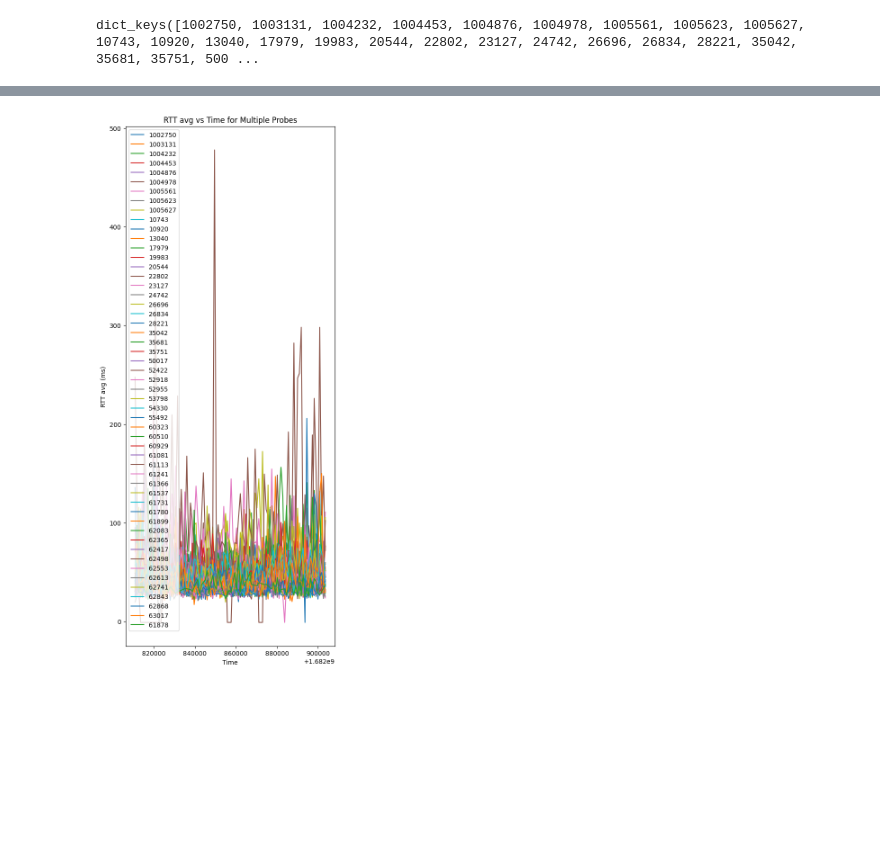
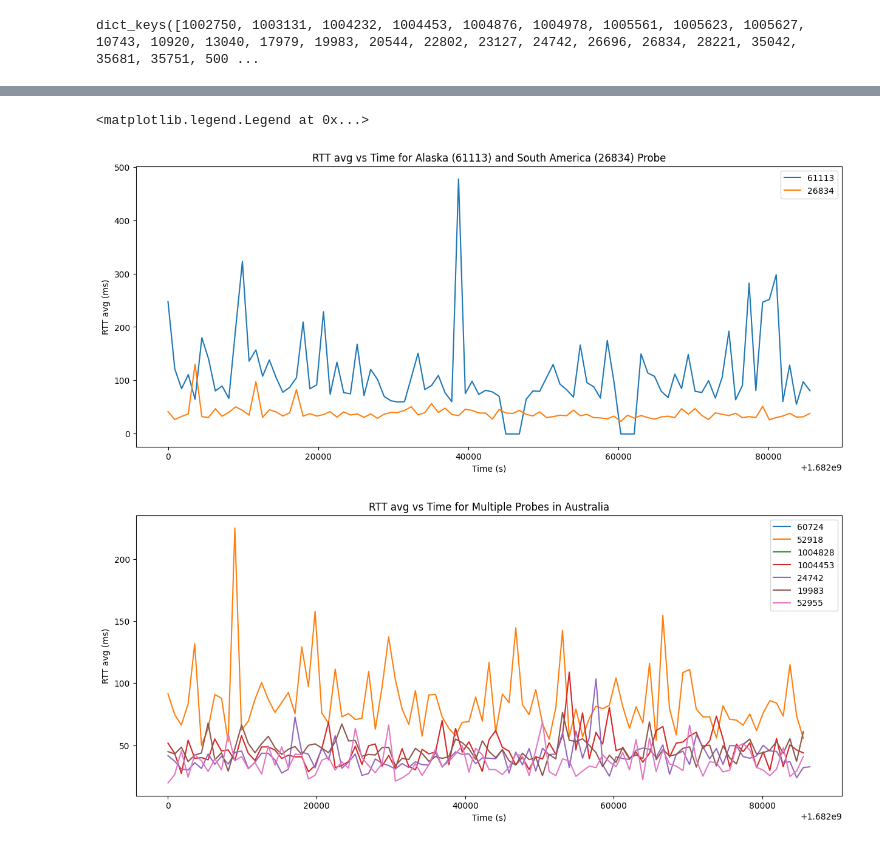
Before and after one commit to cgu2020/project-starlink, a Jupyter notebook: starlink.ipynb, the cells around one changed output, grey strips where cells are left out. Saved outputs shown, nothing was run; the diff lists cells and outputs as text; code cells hidden in the pictures; blank space fills up the shorter version.

```diff
--- a/starlink.ipynb
+++ b/starlink.ipynb
@@ -123,12 +148,12 @@ import matplotlib.pyplot as plt
 # Create a plot with multiple lines
 fig, ax = plt.subplots(figsize=(6,15))
 for probe, values in probe_data.items():
-    timestamps = [item['timestamp'] for item in values]
-    avgs = [item['avg'] for item in values]
+    timestamps = [item['timestamp'] - 810897 for item in values if item['timestamp'] - 810897 < (86400+1.682e9)]
+    avgs = [item['avg'] for item in values if item['timestamp'] - 810897 < (86400+1.682e9)]
     ax.plot(timestamps, avgs, label=probe)
 
 # Set labels and title
-ax.set_xlabel("Time")
+ax.set_xlabel("Time (s)")
 ax.set_ylabel("RTT avg (ms)")
 ax.set_title("RTT avg vs Time for Multiple Probes")
 
@@ -137,5 +162,47 @@ ax.legend()
 
 # Show the plot
 plt.show()
-# %% [output]
-[figure, removed]
+# %%
+#Alaska vs South America probe
+fig, ax = plt.subplots(figsize=(15,6))
+
+al_sa_probes = {61113: probe_data[61113], 26834: probe_data[26834]}
+for probe, values in al_sa_probes.items():
+    timestamps = [item['timestamp'] - 810897 for item in values if item['timestamp'] - 810897 < (86400+1.682e9)]
+    avgs = [item['avg'] for item in values if item['timestamp'] - 810897 < (86400+1.682e9)]
+    ax.plot(timestamps, avgs, label=probe)
+
+# Set labels and title
+ax.set_xlabel("Time (s)")
+ax.set_ylabel("RTT avg (ms)")
+ax.set_title("RTT avg vs Time for Alaska (61113) and South America (26834) Probe")
+
+# Add a legend
+ax.legend()
+# %% [output]
+<matplotlib.legend.Legend at 0x...>
+[figure, added]
+# %%
+#Oceania Probes
+australia_values = {60724: probe_data[60724], 52918: probe_data[52918], 1004828: probe_data[1004828], 1004453: probe_data[1004453], 24742: probe_data[24742], 19983: probe_data[19983], 52955: probe_data[52955]}
+import matplotlib.pyplot as plt
+
+# Create a plot with multiple lines
+fig, ax = plt.subplots(figsize=(15,6))
+for probe, values in australia_values.items():
+    timestamps = [item['timestamp'] - 810897 for item in values if item['timestamp'] - 810897 < (86400+1.682e9)]
+    avgs = [item['avg'] for item in values if item['timestamp'] - 810897 < (86400+1.682e9)]
+    ax.plot(timestamps, avgs, label=probe)
+
+# Set labels and title
+ax.set_xlabel("Time (s)")
+ax.set_ylabel("RTT avg (ms)")
+ax.set_title("RTT avg vs Time for Multiple Probes in Australia")
+
+# Add a legend
+ax.legend()
+
+# Show the plot
+plt.show()
+# %% [output]
+[figure, added]
```
Also changed, not shown: parts of 10 cells of this notebook, 1 other file.
